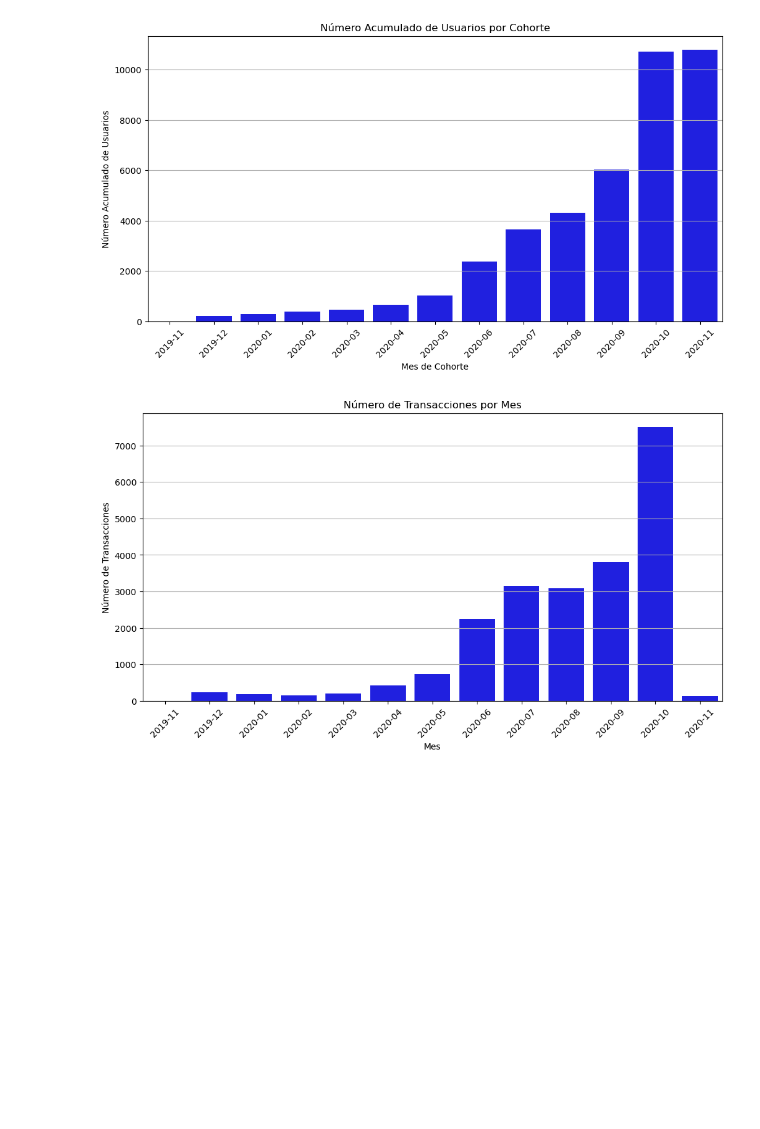
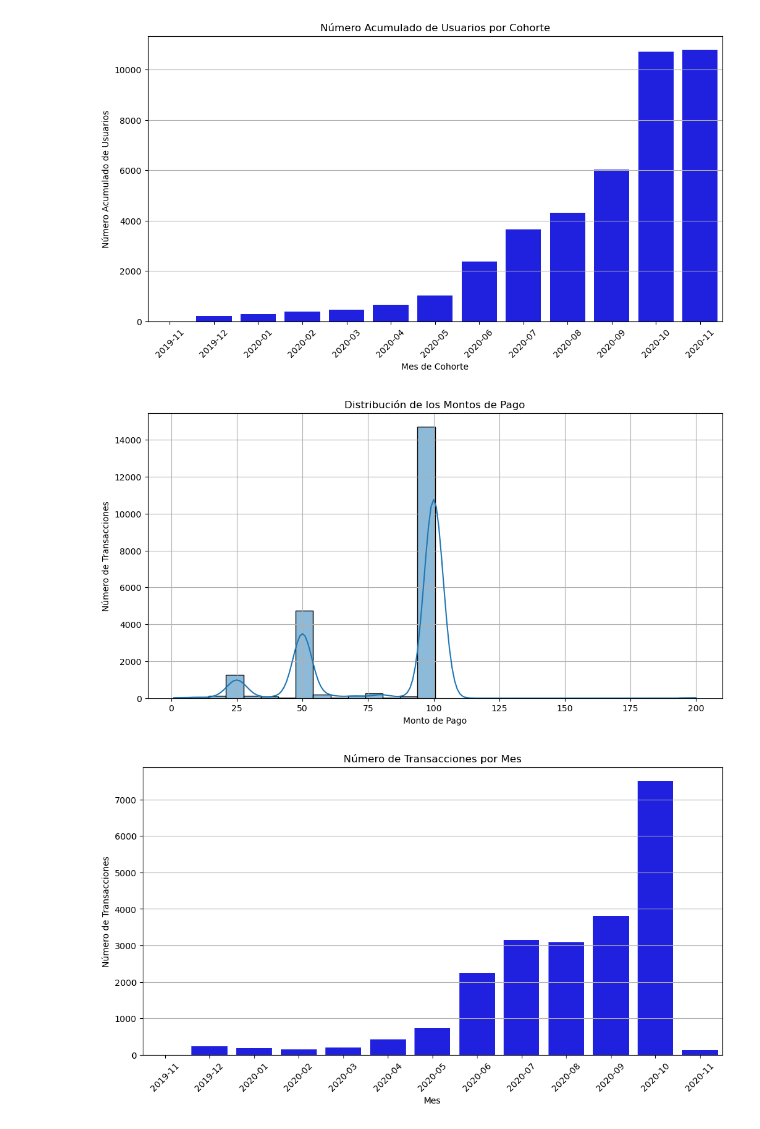
Before and after one commit to jalladin/iron_paymants, a Jupyter notebook: analisis_objetivos.ipynb, the cells around one changed output. Cells and saved outputs as stored; diff of their text form; code cells hidden in the pictures; blank space fills up the shorter version.

```diff
--- a/analisis_objetivos.ipynb
+++ b/analisis_objetivos.ipynb
@@ -71,6 +71,17 @@ plt.show()
 El número total de usuarios es: 10798
 [figure]
 [figure]
+# %%
+#cantidad media solicitada
+plt.figure(figsize=(12, 6))
+sns.histplot(payments['amount'], bins=30, kde=True)
+plt.title('Distribución de los Montos de Pago')
+plt.xlabel('Monto de Pago')
+plt.ylabel('Número de Transacciones')
+plt.grid(True)
+plt.show()
+# %% [output]
+[figure, added]
 # %%
 # Contar el número de transacciones por mes
 transactions_per_month = payments.groupby('year_month')['id'].count().reset_index()
```
Also changed, not shown: parts of 1 cell of this notebook.
